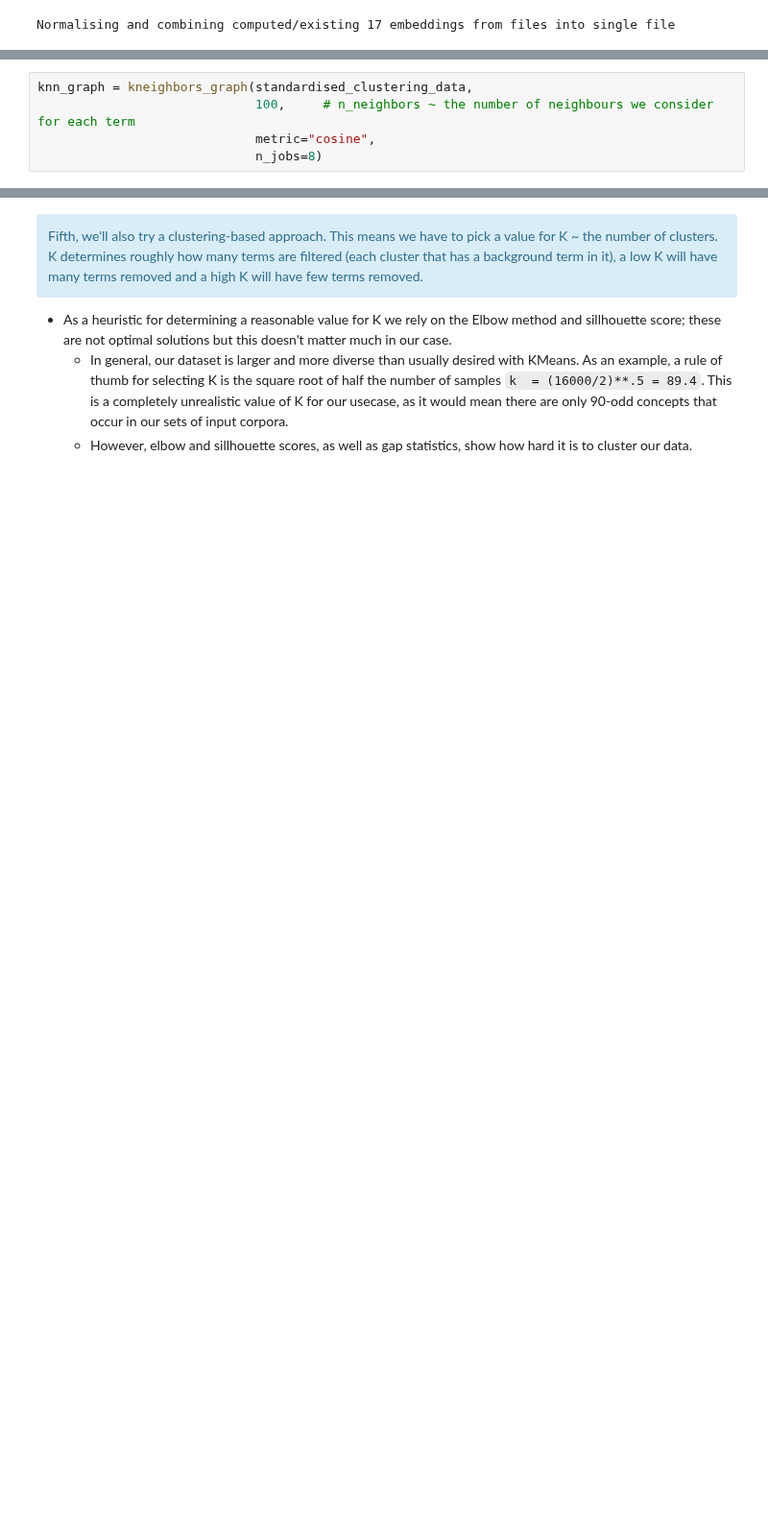
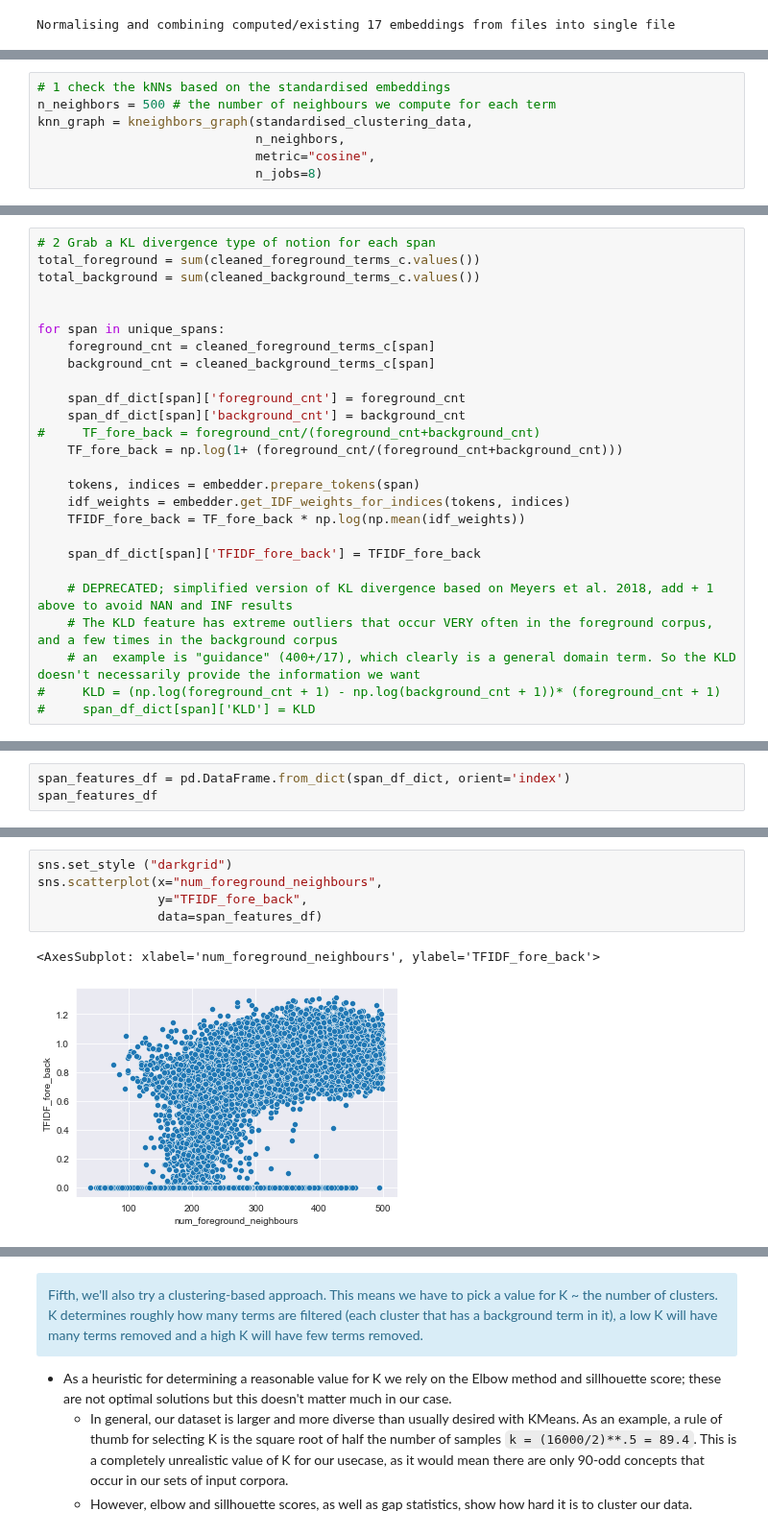
Before and after one commit to rubenkruiper/irec, a Jupyter notebook: term_extraction/Term Extraction.ipynb, the cells around one changed output, grey strips where cells are left out. Shown at 96% size. Cells and saved outputs as stored; diff of their text form; blank space fills up the shorter version.

Commit message:
performing a kNN and TFIDF based filtering that is closer to the Termolator

```diff
--- a/term_extraction/Term Extraction.ipynb
+++ b/term_extraction/Term Extraction.ipynb
@@ -692,7 +695,9 @@ Fourth, we determine which terms may be domain-specific. We rely on the number o
 </div>
 # %%
+# 1 check the kNNs based on the standardised embeddings
+n_neighbors = 500 # the number of neighbours we compute for each term
 knn_graph = kneighbors_graph(standardised_clustering_data,
-                             100,     # n_neighbors ~ the number of neighbours we consider for each term
+                             n_neighbors,
                              metric="cosine",
                              n_jobs=8)
 # %%
@@ -738,0 +714,26 @@ filtering_dict['generic']
+# %%
+# 2 Grab a KL divergence type of notion for each span
+total_foreground = sum(cleaned_foreground_terms_c.values())
+total_background = sum(cleaned_background_terms_c.values())
+
+
+for span in unique_spans:
+    foreground_cnt = cleaned_foreground_terms_c[span]
+    background_cnt = cleaned_background_terms_c[span]
+
+    span_df_dict[span]['foreground_cnt'] = foreground_cnt
+    span_df_dict[span]['background_cnt'] = background_cnt
+#     TF_fore_back = foreground_cnt/(foreground_cnt+background_cnt)
+    TF_fore_back = np.log(1+ (foreground_cnt/(foreground_cnt+background_cnt)))
+
+    tokens, indices = embedder.prepare_tokens(span)
+    idf_weights = embedder.get_IDF_weights_for_indices(tokens, indices)
+    TFIDF_fore_back = TF_fore_back * np.log(np.mean(idf_weights))
+
+    span_df_dict[span]['TFIDF_fore_back'] = TFIDF_fore_back
+
+    # DEPRECATED; simplified version of KL divergence based on Meyers et al. 2018, add + 1 above to avoid NAN and INF results
+    # The KLD feature has extreme outliers that occur VERY often in the foreground corpus, and a few times in the background corpus
+    # an  example is "guidance" (400+/17), which clearly is a general domain term. So the KLD doesn't necessarily provide the information we want
+#     KLD = (np.log(foreground_cnt + 1) - np.log(background_cnt + 1))* (foreground_cnt + 1)
+#     span_df_dict[span]['KLD'] = KLD
@@ -738,0 +780,3 @@ filtering_dict['generic']
+# %%
+span_features_df = pd.DataFrame.from_dict(span_df_dict, orient='index')
+span_features_df
@@ -738,0 +829,8 @@ filtering_dict['generic']
+# %%
+sns.set_style ("darkgrid")
+sns.scatterplot(x="num_foreground_neighbours",
+                y="TFIDF_fore_back",
+                data=span_features_df)
+# %% [output]
+<AxesSubplot: xlabel='num_foreground_neighbours', ylabel='TFIDF_fore_back'>
+[figure, added]
```
Also changed, not shown: parts of 29 cells of this notebook.
